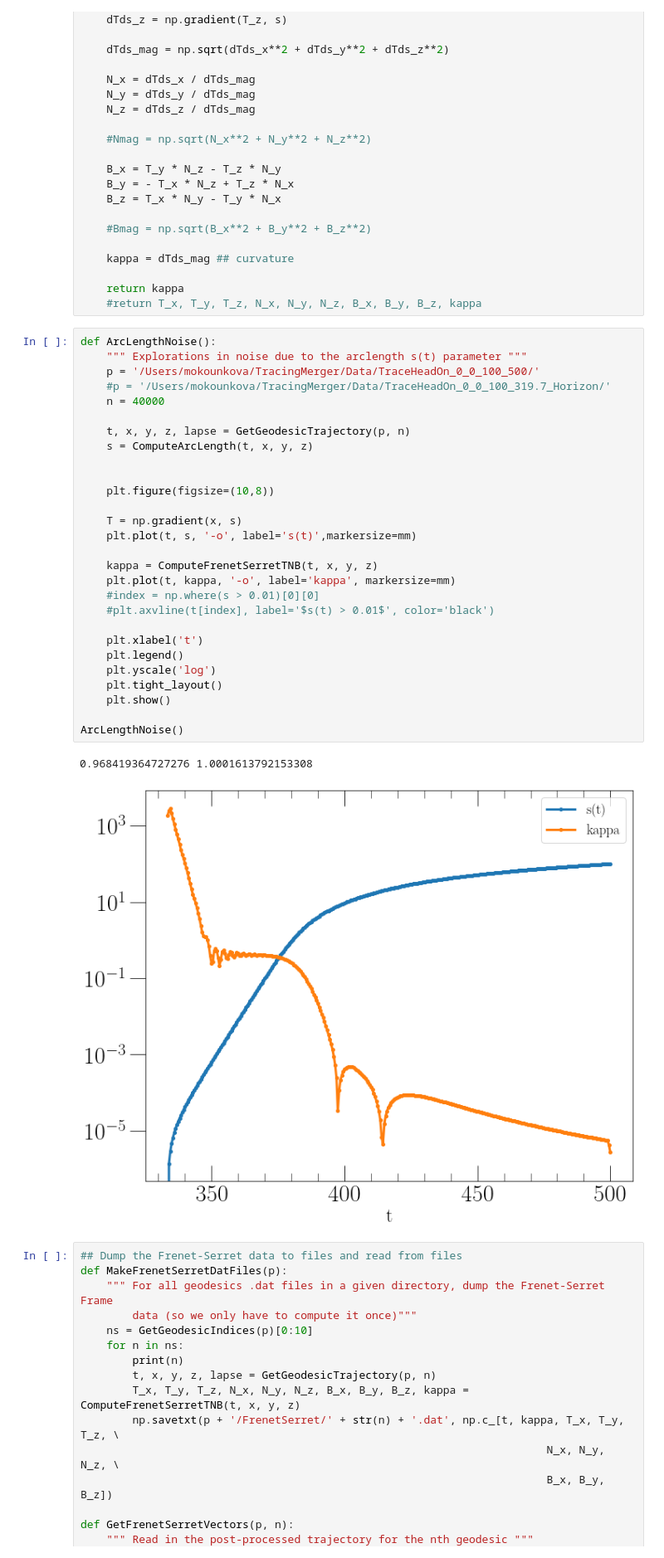
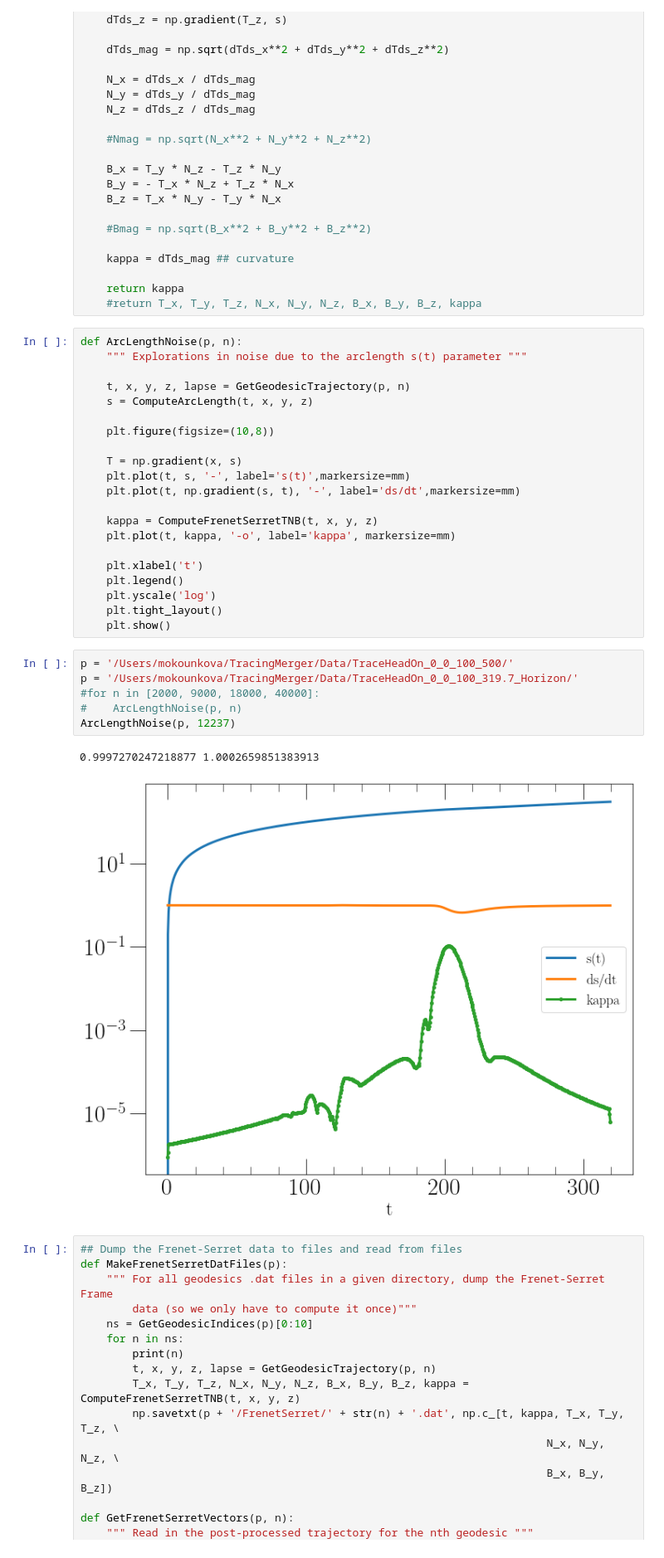
Before and after one commit to mariaokounkova/TracingMerger, a Jupyter notebook: Analysis.ipynb, the cells around one changed output. Shown at 83% size. Saved outputs shown, nothing was run; the diff lists cells and outputs as text.

```diff
--- a/Analysis.ipynb
+++ b/Analysis.ipynb
@@ -499,36 +499,35 @@ def ComputeFrenetSerretTNB(t, x, y, z):
     return kappa
     #return T_x, T_y, T_z, N_x, N_y, N_z, B_x, B_y, B_z, kappa
 # %%
-def ArcLengthNoise():
+def ArcLengthNoise(p, n):
     """ Explorations in noise due to the arclength s(t) parameter """
-    p = '/Users/mokounkova/TracingMerger/Data/TraceHeadOn_0_0_100_500/'
-    #p = '/Users/mokounkova/TracingMerger/Data/TraceHeadOn_0_0_100_319.7_Horizon/'
-    n = 40000
 
     t, x, y, z, lapse = GetGeodesicTrajectory(p, n)
     s = ComputeArcLength(t, x, y, z)
 
-
     plt.figure(figsize=(10,8))
 
     T = np.gradient(x, s)
-    plt.plot(t, s, '-o', label='s(t)',markersize=mm)
+    plt.plot(t, s, '-', label='s(t)',markersize=mm)
+    plt.plot(t, np.gradient(s, t), '-', label='ds/dt',markersize=mm)
 
     kappa = ComputeFrenetSerretTNB(t, x, y, z)
     plt.plot(t, kappa, '-o', label='kappa', markersize=mm)
-    #index = np.where(s > 0.01)[0][0]
-    #plt.axvline(t[index], label='$s(t) > 0.01$', color='black')
 
     plt.xlabel('t')
     plt.legend()
     plt.yscale('log')
     plt.tight_layout()
     plt.show()
-
-ArcLengthNoise()
-# %% [output]
-0.968419364727276 1.0001613792153308
-[figure, removed]
+# %%
+p = '/Users/mokounkova/TracingMerger/Data/TraceHeadOn_0_0_100_500/'
+p = '/Users/mokounkova/TracingMerger/Data/TraceHeadOn_0_0_100_319.7_Horizon/'
+#for n in [2000, 9000, 18000, 40000]:
+#    ArcLengthNoise(p, n)
+ArcLengthNoise(p, 12237)
+# %% [output]
+0.9997270247218877 1.0002659851383913
+[figure, added]
 # %%
 ## Dump the Frenet-Serret data to files and read from files
 def MakeFrenetSerretDatFiles(p):
```
Also changed, not shown: parts of 6 cells of this notebook.
